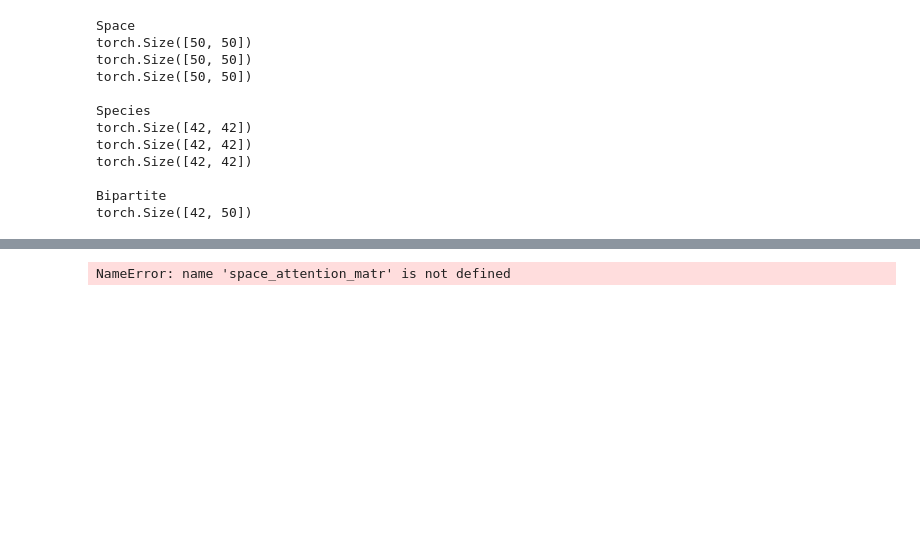
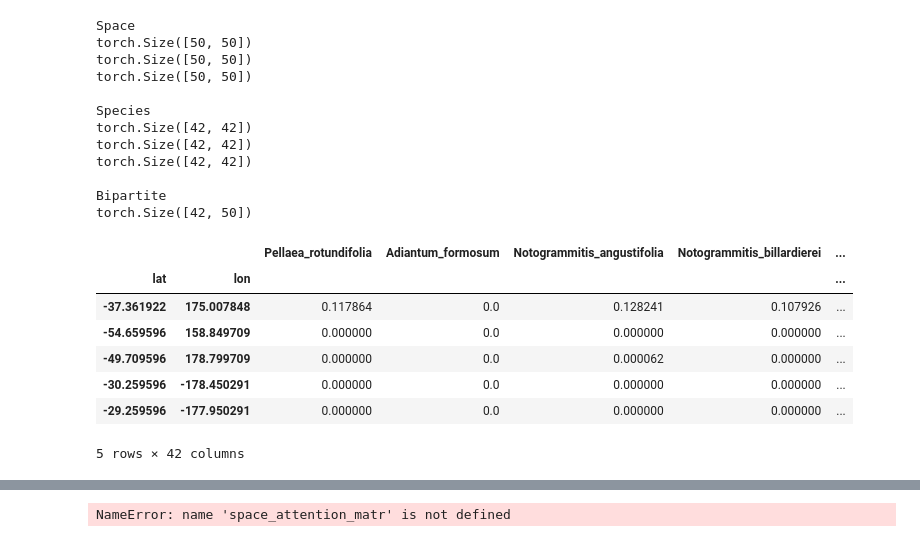
Before and after one commit to simone7monaco/newzeland-plants, a Jupyter notebook: new_dataset.ipynb, the cells around one changed output, grey strips where cells are left out. Cells and saved outputs as stored; diff of their text form; code cells hidden in the pictures; blank space fills up the shorter version.

```diff
--- a/new_dataset.ipynb
+++ b/new_dataset.ipynb
@@ -871,0 +782,24 @@ NameError: name 'args' is not defined
+# %%
+from loader import NZData
+mse = torch.nn.MSELoss(reduction='none')
+
+
+predictions = pd.DataFrame()
+ground_truth = pd.DataFrame()
+for k in range(5):
+    model, train_data, test_data, test_species = load_kth_model(model, data, k=k)
+
+    with torch.no_grad():
+        # out_all = model(data)
+        # out_all = out_all*~data.x_species_traits_nanmask
+        # out = out_all[test_mask]
+        out = model(test_data)
+        data_out = NZData(species_y=out)
+        denorm_out = norm_transform.inverse(data_out.cpu(), warn=False).species_y
+        predictions = pd.concat([predictions, pd.DataFrame(denorm_out.numpy(), columns=dataset.traits_all.columns[dataset.y_index], index=test_species)], axis=0)
+        ground_truth = pd.concat([ground_truth, pd.DataFrame(norm_transform.inverse(test_data.cpu(), warn=False).species_y.numpy(), columns=dataset.traits_all.columns[dataset.y_index], index=test_species)], axis=0)
+
+        # test_rmse = mse(denorm_out, norm_transform.inverse(test_data.cpu()).species_y).pow(.5).numpy()
+        # test_rmse = test_rmse / norm_transform.inverse(test_data.cpu(), warn=False)['species'].y.mean(axis=0, keepdim=True).numpy() # divide by the mean
+
+predictions.to_csv('predictions.csv')
@@ -933,0 +860,15 @@ with torch.no_grad():
+# %%
+clustes_pos_df = dataset.space_df.groupby('cluster').mean()
+bip_attention_df = pd.DataFrame(bipartite_attention_matr.cpu().numpy(), index=test_species).T
+bip_attention_df[['lat', 'lon']] = clustes_pos_df
+bip_attention_df.set_index(['lat', 'lon'], inplace=True)
+bip_attention_df.head()
+# %% [output]
+|  |  | Pellaea_rotundifolia | Adiantum_formosum | Notogrammitis_angustifolia | Notogrammitis_billardierei | ... |
+| lat | lon |  |  |  |  | ... |
+| -37.361922 | 175.007848 | 0.117864 | 0.0 | 0.128241 | 0.107926 | ... |
+| -54.659596 | 158.849709 | 0.000000 | 0.0 | 0.000000 | 0.000000 | ... |
+| -49.709596 | 178.799709 | 0.000000 | 0.0 | 0.000062 | 0.000000 | ... |
+| -30.259596 | -178.450291 | 0.000000 | 0.0 | 0.000000 | 0.000000 | ... |
+| -29.259596 | -177.950291 | 0.000000 | 0.0 | 0.000000 | 0.000000 | ... |
+5 rows × 42 columns
```
Also changed, not shown: parts of 24 cells of this notebook, 5 other files.
